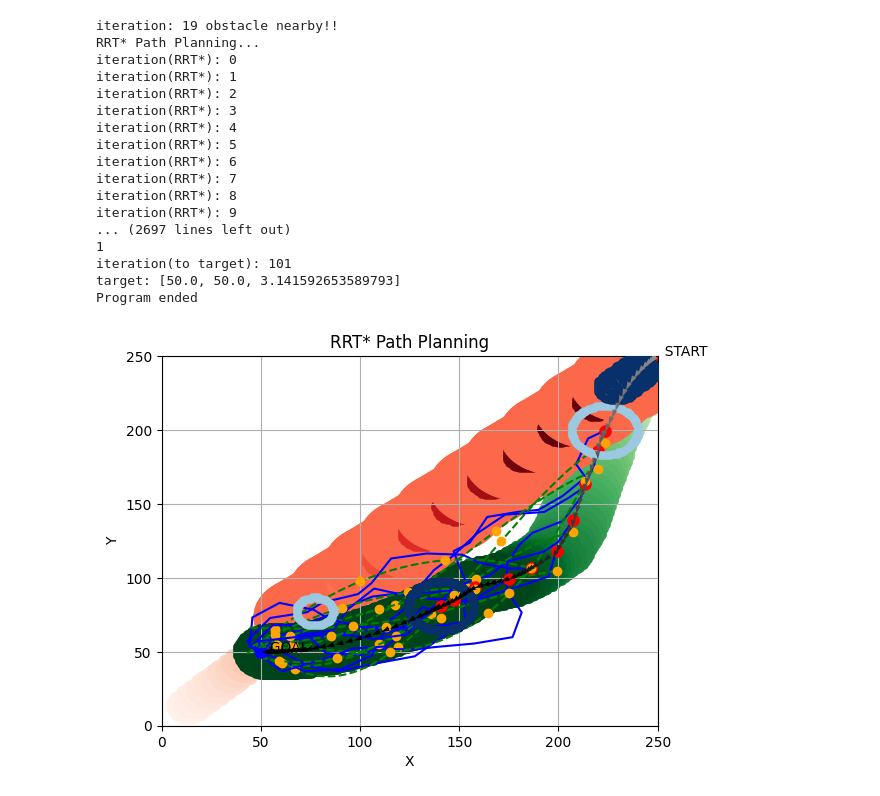
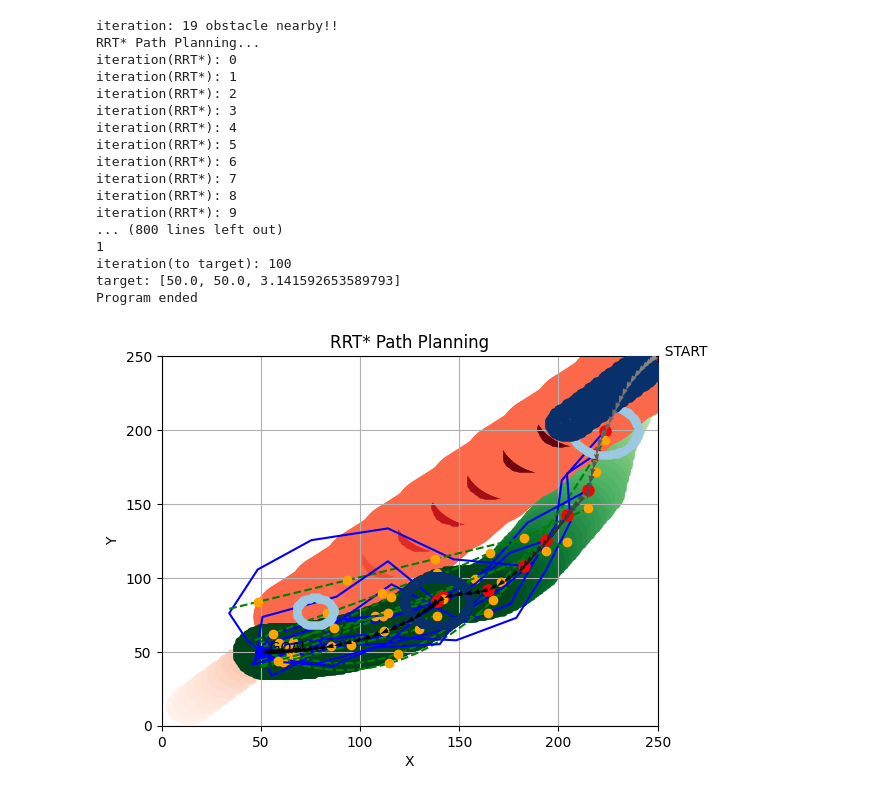
Before and after one commit to waynechu1109/Dodging-Dynamical-Obstacles-Using-Turtlebot4-Camera-Feed, a Jupyter notebook: dodge_planner.ipynb, the cells around one changed output. Drawn from its saved outputs; the diff is of its cells as text; code cells hidden in the pictures.

```diff
--- a/dodge_planner.ipynb
+++ b/dodge_planner.ipynb
@@ -188,7 +188,7 @@ goal = (0., 0.)
 obstacle_list = []  # Format: (x, y, radius), the position after robot see it
 x_limit = (0., size)
 y_limit = (0., size)
-step_size = 10.0
+step_size = 20.0
 max_iterations = 5000
 # RRT* parameters
 
@@ -237,7 +237,7 @@ def plot_obstacle_for_RRTstar():
 
     # create obstacle list for RRT*
     obstacle_list.append([current_obstacle_position[0], current_obstacle_position[1], security_width])
-    predicted_length = 50
+    predicted_length = 75
     for i in range(predicted_length):
         obstacle_list_x = current_obstacle_position[0]+obstacle_x_velo*(i/sampling_freq)
         obstacle_list_y = current_obstacle_position[1]+obstacle_y_velo*(i/sampling_freq)
@@ -467,36 +467,36 @@ while (0<current_obstacle_position[0] and current_obstacle_position[0]<size and
     # if iteration == 50:
     #     break
     iteration += 1
 
     # make sure the orientation if robot is between [0, 2pi]
     if current_robot_position[2] < 0:
         current_robot_position[2] += 2*np.pi
     current_robot_position[2] = current_robot_position[2]%(2*np.pi)
 
     if np.sqrt((current_robot_position[0]-target[0])**2 +
                 (current_robot_position[1]-target[1])**2) < 5. or iteration > 500:
         break
 print('target:', target)
 print("Program ended")
 # %% [output]
 iteration: 19 obstacle nearby!!
 RRT* Path Planning...
 iteration(RRT*): 0
 iteration(RRT*): 1
 iteration(RRT*): 2
 iteration(RRT*): 3
 iteration(RRT*): 4
 iteration(RRT*): 5
 iteration(RRT*): 6
 iteration(RRT*): 7
 iteration(RRT*): 8
 iteration(RRT*): 9
-... (2697 lines left out)
+... (800 lines left out)
 1
-iteration(to target): 101
+iteration(to target): 100
 target: [50.0, 50.0, 3.141592653589793]
 Program ended
-[figure, old version]
+[figure, new version]
 # %%
 import numpy as np
 import matplotlib.pyplot as plt
```
Also changed, not shown: parts of 1 cell of this notebook.
